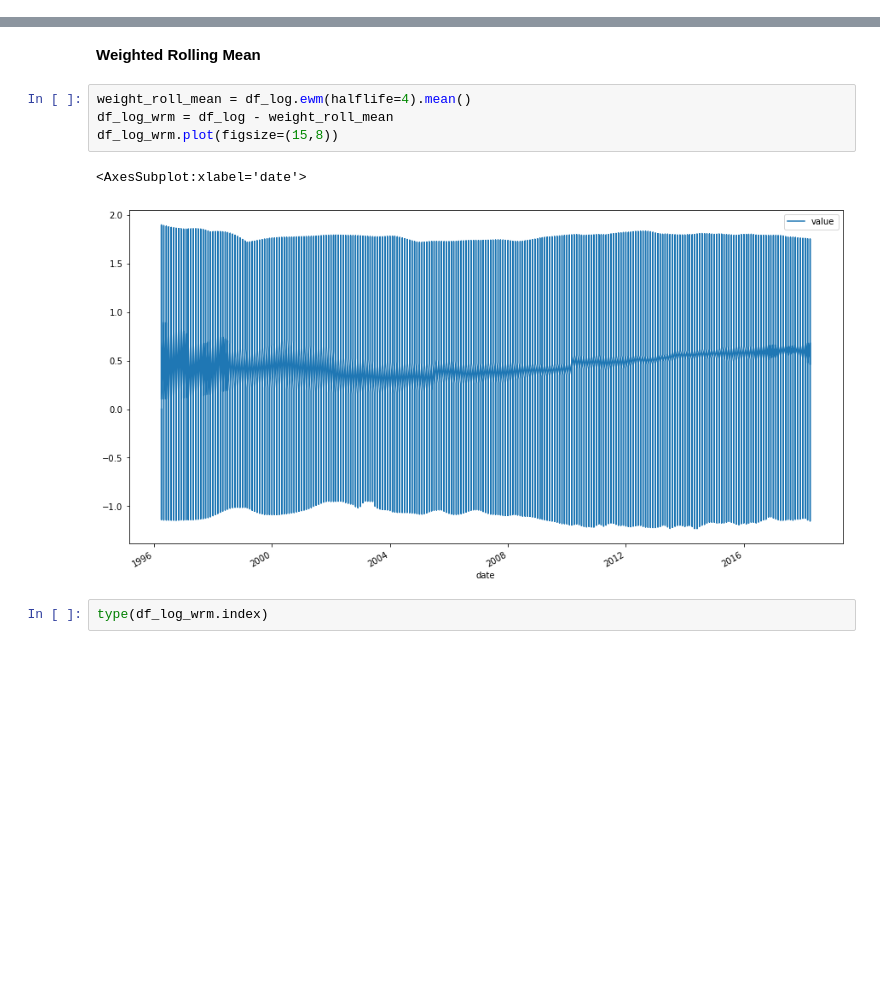
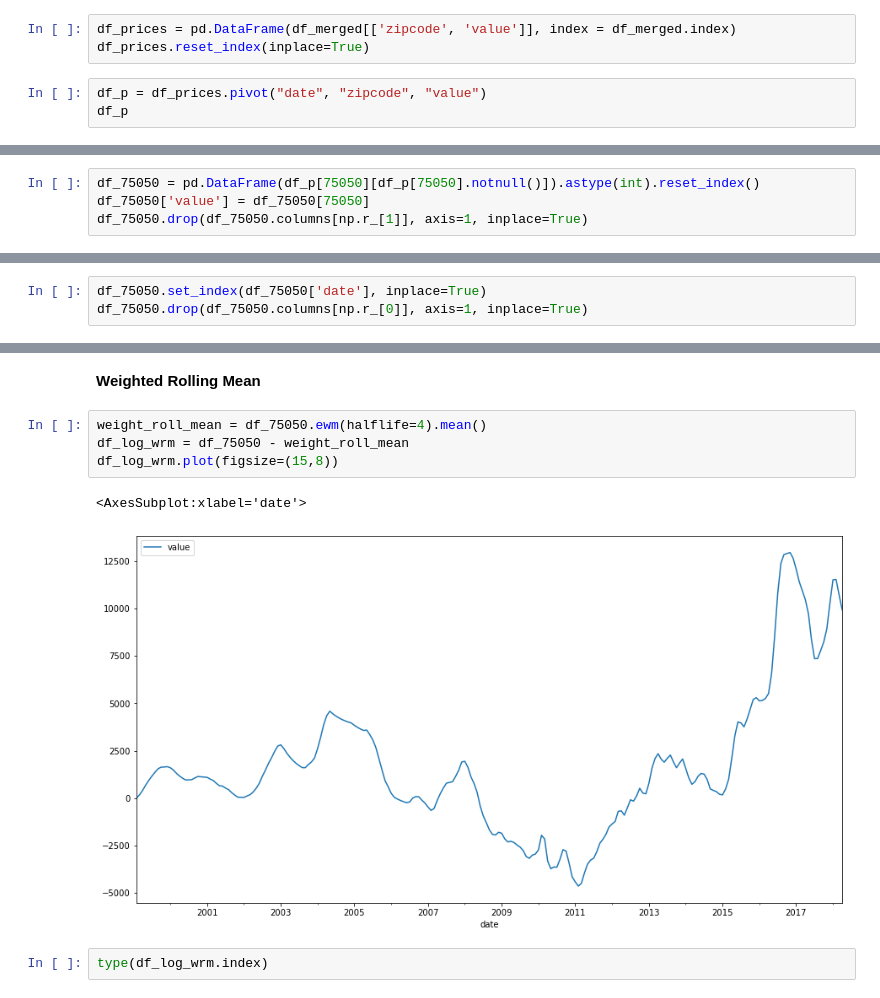
Before and after one commit to rhk48/zillow-time-series, a Jupyter notebook: lorela_nb.ipynb, the cells around one changed output, grey strips where cells are left out. Saved outputs shown, nothing was run; the diff lists cells and outputs as text; blank space fills up the shorter version.

Commit message:
started trend analysis on first zipcode

```diff
--- a/lorela_nb.ipynb
+++ b/lorela_nb.ipynb
@@ -390,0 +383,6 @@ med_prices.plot()
+# %%
+df_prices = pd.DataFrame(df_merged[['zipcode', 'value']], index = df_merged.index)
+df_prices.reset_index(inplace=True)
+# %%
+df_p = df_prices.pivot("date", "zipcode", "value")
+df_p
@@ -390,0 +410,4 @@ med_prices.plot()
+# %%
+df_75050 = pd.DataFrame(df_p[75050][df_p[75050].notnull()]).astype(int).reset_index()
+df_75050['value'] = df_75050[75050]
+df_75050.drop(df_75050.columns[np.r_[1]], axis=1, inplace=True)
@@ -406,0 +468,3 @@ def stationarity_check(df):
+# %%
+df_75050.set_index(df_75050['date'], inplace=True)
+df_75050.drop(df_75050.columns[np.r_[0]], axis=1, inplace=True)
@@ -422,12 +511,12 @@ plt.plot(df_log, color='blue');
 # %% [markdown]
 **Weighted Rolling Mean**
 # %%
-weight_roll_mean = df_log.ewm(halflife=4).mean()
-df_log_wrm = df_log - weight_roll_mean
+weight_roll_mean = df_75050.ewm(halflife=4).mean()
+df_log_wrm = df_75050 - weight_roll_mean
 df_log_wrm.plot(figsize=(15,8))
 # %% [output]
 <AxesSubplot:xlabel='date'>
-[figure, old version]
+[figure, new version]
 # %%
 type(df_log_wrm.index)
 # %% [output]
```
Also changed, not shown: parts of 27 cells of this notebook.
